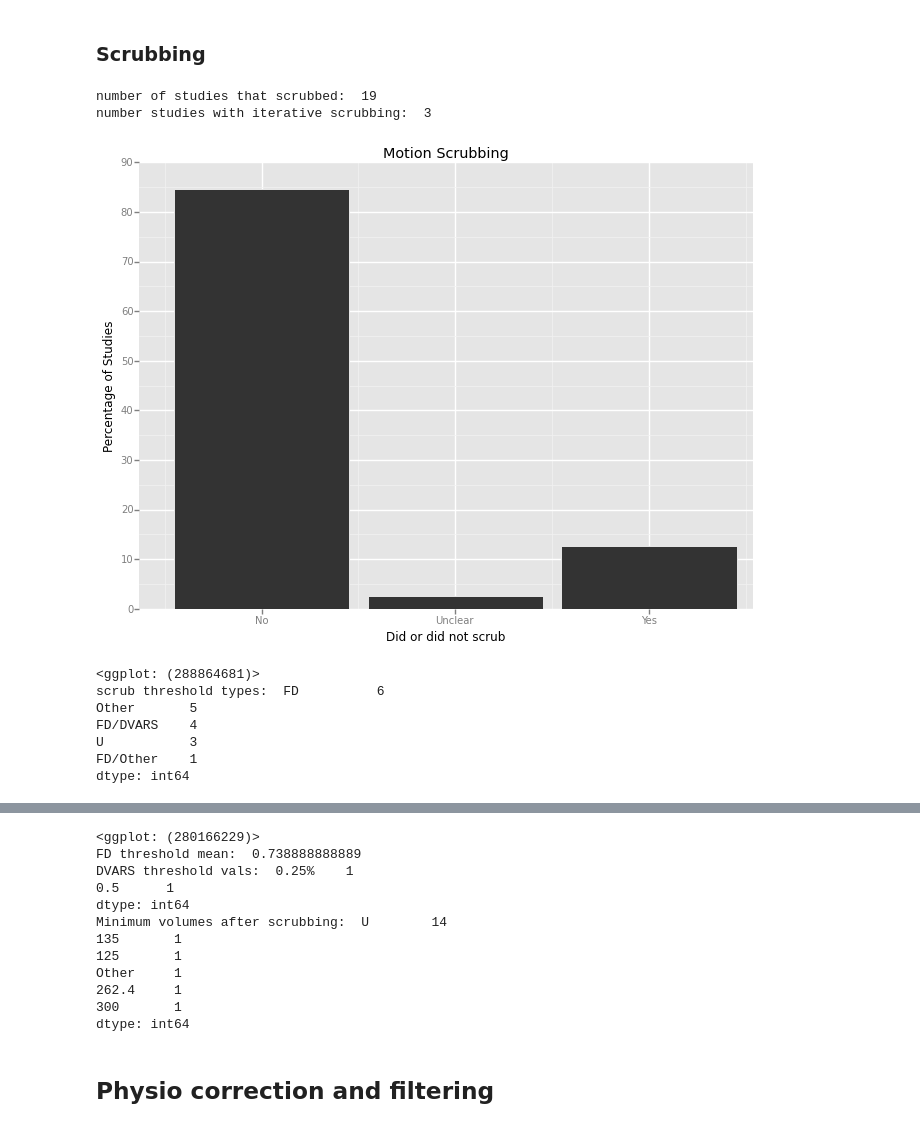
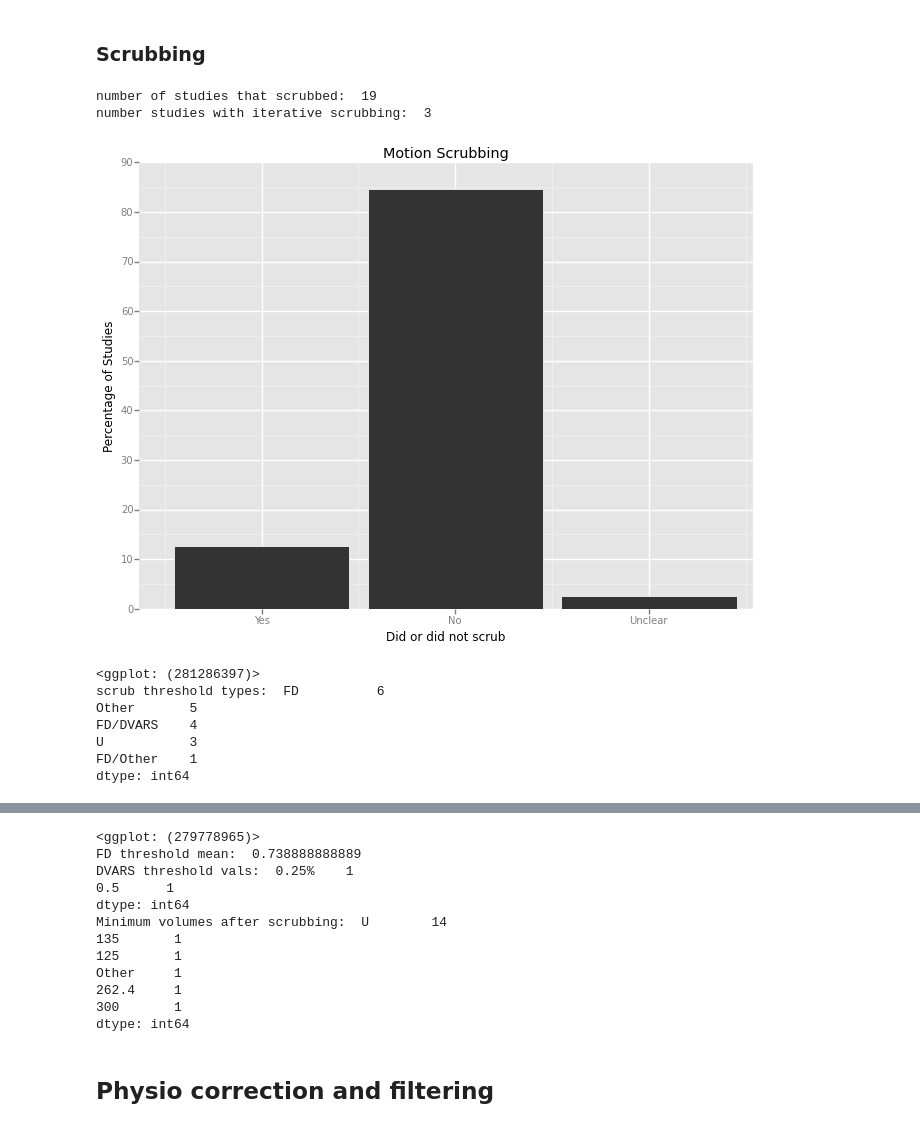
Before and after one commit to simpace/processing-scripts, a Jupyter notebook: simpace/simpace_litreview/simpace_litreview.ipynb, the cells around one changed output, grey strips where cells are left out. Cells and saved outputs as stored; diff of their text form; code cells hidden in the pictures.

Commit message:
update figures, change axis label order.

```diff
--- a/simpace/simpace_litreview/simpace_litreview.ipynb
+++ b/simpace/simpace_litreview/simpace_litreview.ipynb
@@ -227,8 +233,9 @@ plotdata=data.groupby(['scrubbing']).aggregate(np.count_nonzero).reset_index()
 plotdata['scrubbing_percentage'] = plotdata['name']/NStudies * 100
 plotdata.replace(to_replace = 'U', value = 'Unclear', inplace = True)
 
+list_of_labels = ['Yes', 'No', 'Unclear']
 scrubbing_plot = ggplot(aes(x='scrubbing', y='scrubbing_percentage'), data = plotdata)\
-+ geom_bar(stat='bar') \
++ geom_bar(stat='bar', labels = list_of_labels) \
 + labs(x = 'Did or did not scrub') + labs(y = 'Percentage of Studies') \
 + ggtitle('Motion Scrubbing')\
 
@@ -236,35 +243,35 @@ print scrubbing_plot
 ggsave(filename="scrubbing_percentage_plot.png",plot=scrubbing_plot, width = 5, height =5)
 
 print 'scrub threshold types: ', scrubbed['scrub_thresh'].value_counts()
 
 
 #FD and DVARS info
 
 plotdata=data.groupby(['scrub_thresh']).aggregate(np.count_nonzero).reset_index()
 plotdata['scrub_thresh_percentage'] = plotdata['name']/ 19 * 100
 plotdata.replace(to_replace = 'U', value = 'Unclear', inplace = True)
 
 scrub_thresh_plot = ggplot(aes(x='scrub_thresh', y='scrub_thresh_percentage'), data = plotdata)\
 + geom_bar(stat='bar') \
 + labs(x = 'Scrubbing threshold') + labs(y = 'Percentage of Studies') \
 + ggtitle('Scrubbing threshold')\
 
 ggsave(filename="scrub_thresh_percentage_plot.png",plot=scrub_thresh_plot, width = 6, height =5)
 print scrub_thresh_plot
 
 fd = scrubbed[np.logical_and(scrubbed['fd_thresh']!='U', scrubbed['fd_thresh']!='Other')]
 print 'FD threshold mean: ', fd[~fd['fd_thresh'].isnull()]['fd_thresh'].astype(float).mean()
 dvars = scrubbed[np.logical_and(scrubbed['dvars_thresh']!='U', scrubbed['dvars_thresh']!='Other')]
 print 'DVARS threshold vals: ', dvars[~dvars['dvars_thresh'].isnull()]['dvars_thresh'].value_counts()
 #Volumes after scrubbing
 
 
 print 'Minimum volumes after scrubbing: ', scrubbed['minvol_postscrub'].value_counts()
 # %% [output]
 number of studies that scrubbed:  19
 number studies with iterative scrubbing:  3
-[figure, old version]
+[figure, new version]
-<ggplot: (288864681)>
+<ggplot: (281286397)>
 scrub threshold types:  FD          6
 Other       5
 FD/DVARS    4
@@ -272,7 +279,7 @@ U           3
 FD/Other    1
 dtype: int64
 [figure]
-<ggplot: (280166229)>
+<ggplot: (279778965)>
 FD threshold mean:  0.738888888889
 DVARS threshold vals:  0.25%    1
 0.5      1
```
Also changed, not shown: parts of 10 cells of this notebook, 12 other files.
